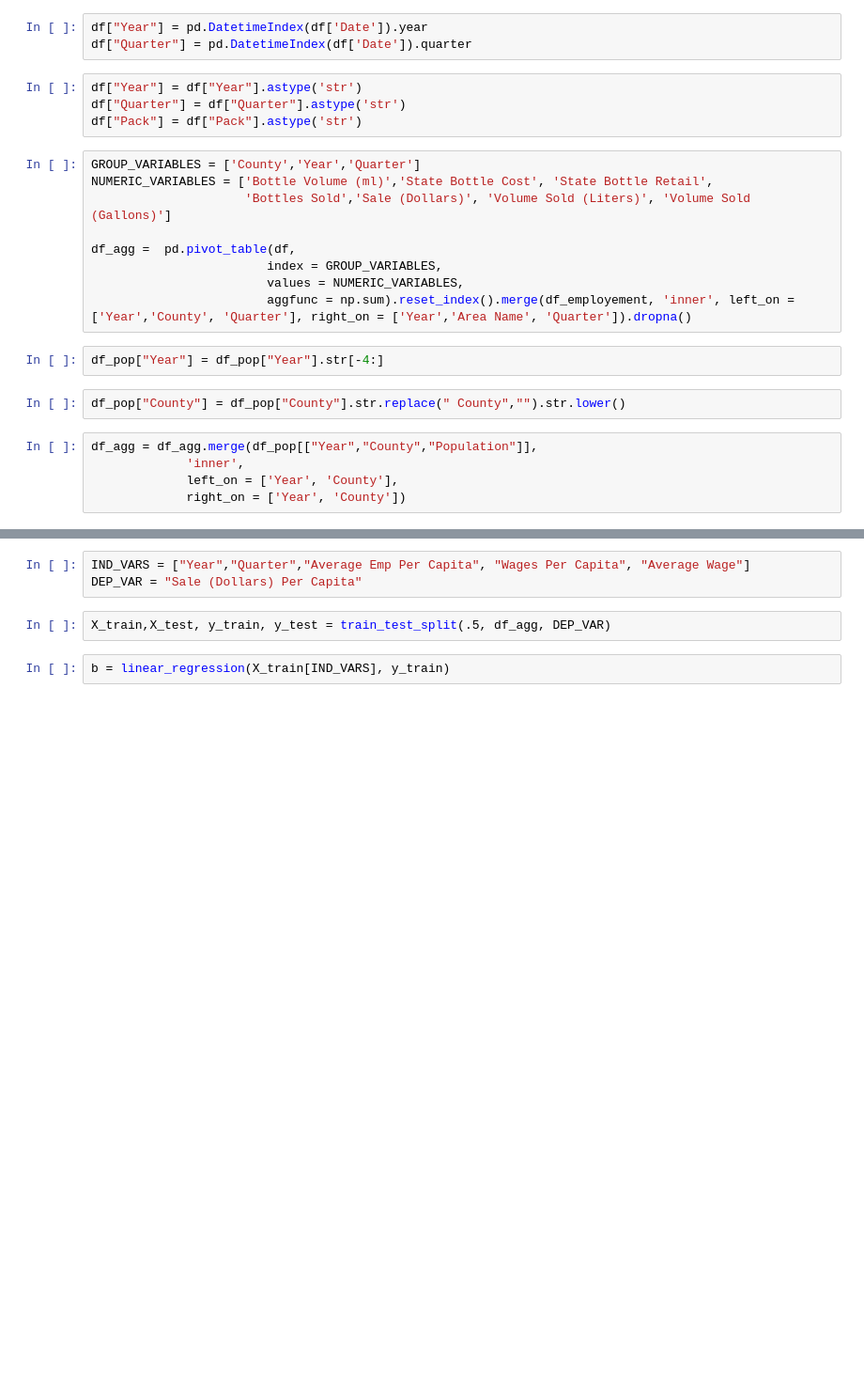
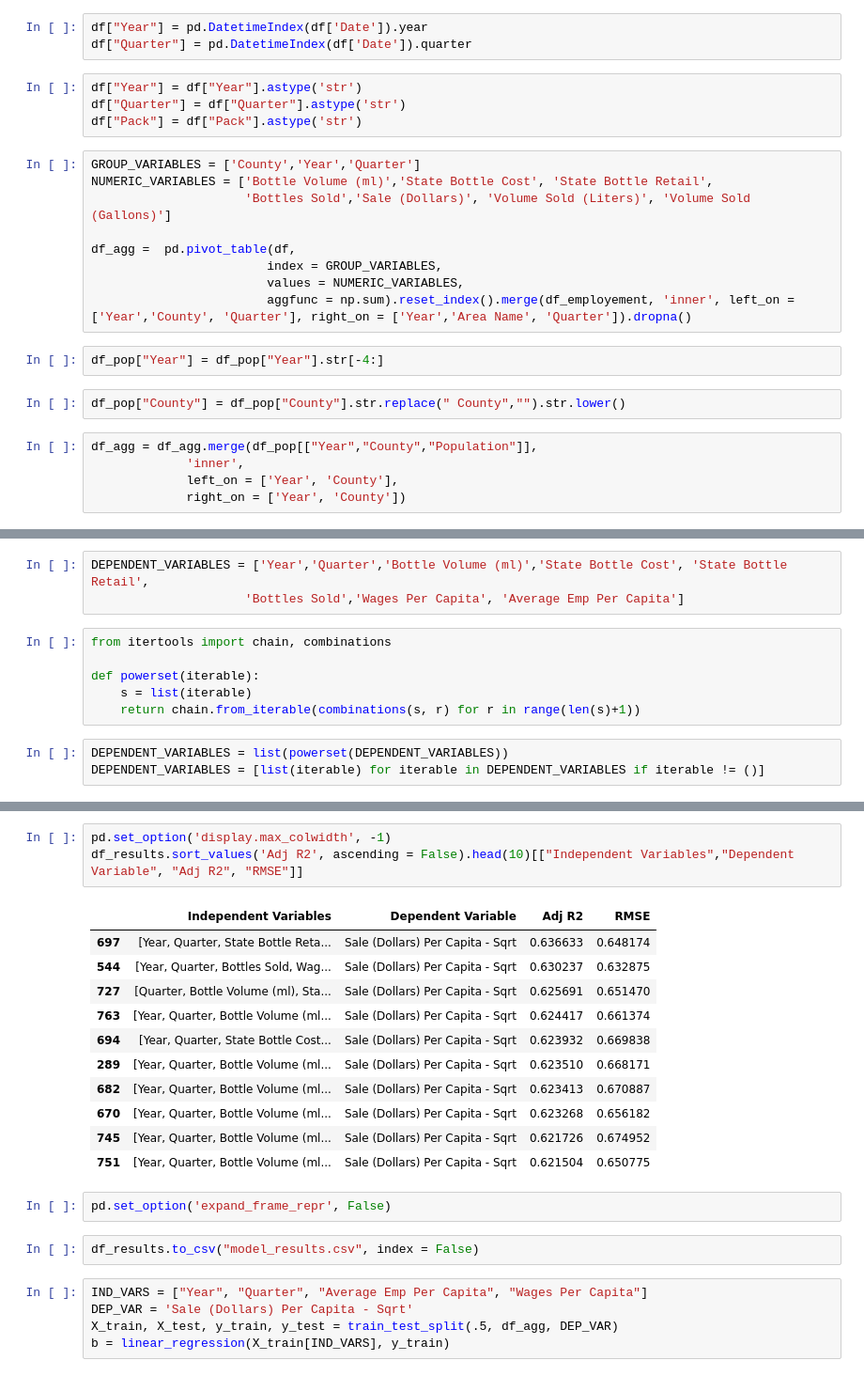
Before and after one commit to ayakkala1/Project-1-Data-401, a Jupyter notebook: anish/Iowa Alc Sales EDA.ipynb, the cells around one changed output, grey strips where cells are left out. Shown at 94% size. Saved outputs shown, nothing was run; the diff lists cells and outputs as text; blank space fills up the shorter version.

```diff
--- a/anish/Iowa Alc Sales EDA.ipynb
+++ b/anish/Iowa Alc Sales EDA.ipynb
@@ -215,0 +217,12 @@ df_agg
+# %%
+DEPENDENT_VARIABLES = ['Year','Quarter','Bottle Volume (ml)','State Bottle Cost', 'State Bottle Retail',
+                     'Bottles Sold','Wages Per Capita', 'Average Emp Per Capita']
+# %%
+from itertools import chain, combinations
+
+def powerset(iterable):
+    s = list(iterable)
+    return chain.from_iterable(combinations(s, r) for r in range(len(s)+1))
+# %%
+DEPENDENT_VARIABLES = list(powerset(DEPENDENT_VARIABLES))
+DEPENDENT_VARIABLES = [list(iterable) for iterable in DEPENDENT_VARIABLES if iterable != ()]
@@ -216,7 +276,24 @@ df_agg
+# %%
+pd.set_option('display.max_colwidth', -1)
+df_results.sort_values('Adj R2', ascending = False).head(10)[["Independent Variables","Dependent Variable", "Adj R2", "RMSE"]]
+# %% [output]
+|  | Independent Variables | Dependent Variable | Adj R2 | RMSE |
+| 697 | [Year, Quarter, State Bottle Reta... | Sale (Dollars) Per Capita - Sqrt | 0.636633 | 0.648174 |
+| 544 | [Year, Quarter, Bottles Sold, Wag... | Sale (Dollars) Per Capita - Sqrt | 0.630237 | 0.632875 |
+| 727 | [Quarter, Bottle Volume (ml), Sta... | Sale (Dollars) Per Capita - Sqrt | 0.625691 | 0.651470 |
+| 763 | [Year, Quarter, Bottle Volume (ml... | Sale (Dollars) Per Capita - Sqrt | 0.624417 | 0.661374 |
+| 694 | [Year, Quarter, State Bottle Cost... | Sale (Dollars) Per Capita - Sqrt | 0.623932 | 0.669838 |
+| 289 | [Year, Quarter, Bottle Volume (ml... | Sale (Dollars) Per Capita - Sqrt | 0.623510 | 0.668171 |
+| 682 | [Year, Quarter, Bottle Volume (ml... | Sale (Dollars) Per Capita - Sqrt | 0.623413 | 0.670887 |
+| 670 | [Year, Quarter, Bottle Volume (ml... | Sale (Dollars) Per Capita - Sqrt | 0.623268 | 0.656182 |
+| 745 | [Year, Quarter, Bottle Volume (ml... | Sale (Dollars) Per Capita - Sqrt | 0.621726 | 0.674952 |
+| 751 | [Year, Quarter, Bottle Volume (ml... | Sale (Dollars) Per Capita - Sqrt | 0.621504 | 0.650775 |
+# %%
+pd.set_option('expand_frame_repr', False)
+# %%
+df_results.to_csv("model_results.csv", index = False)
 # %%
-IND_VARS = ["Year","Quarter","Average Emp Per Capita", "Wages Per Capita", "Average Wage"]
-DEP_VAR = "Sale (Dollars) Per Capita"
+IND_VARS = ["Year", "Quarter", "Average Emp Per Capita", "Wages Per Capita"]
+DEP_VAR = 'Sale (Dollars) Per Capita - Sqrt'
+X_train, X_test, y_train, y_test = train_test_split(.5, df_agg, DEP_VAR)
+b = linear_regression(X_train[IND_VARS], y_train)
-# %%
-X_train,X_test, y_train, y_test = train_test_split(.5, df_agg, DEP_VAR)
-# %%
-b = linear_regression(X_train[IND_VARS], y_train)
```
Also changed, not shown: parts of 16 cells of this notebook, 2 other files.
